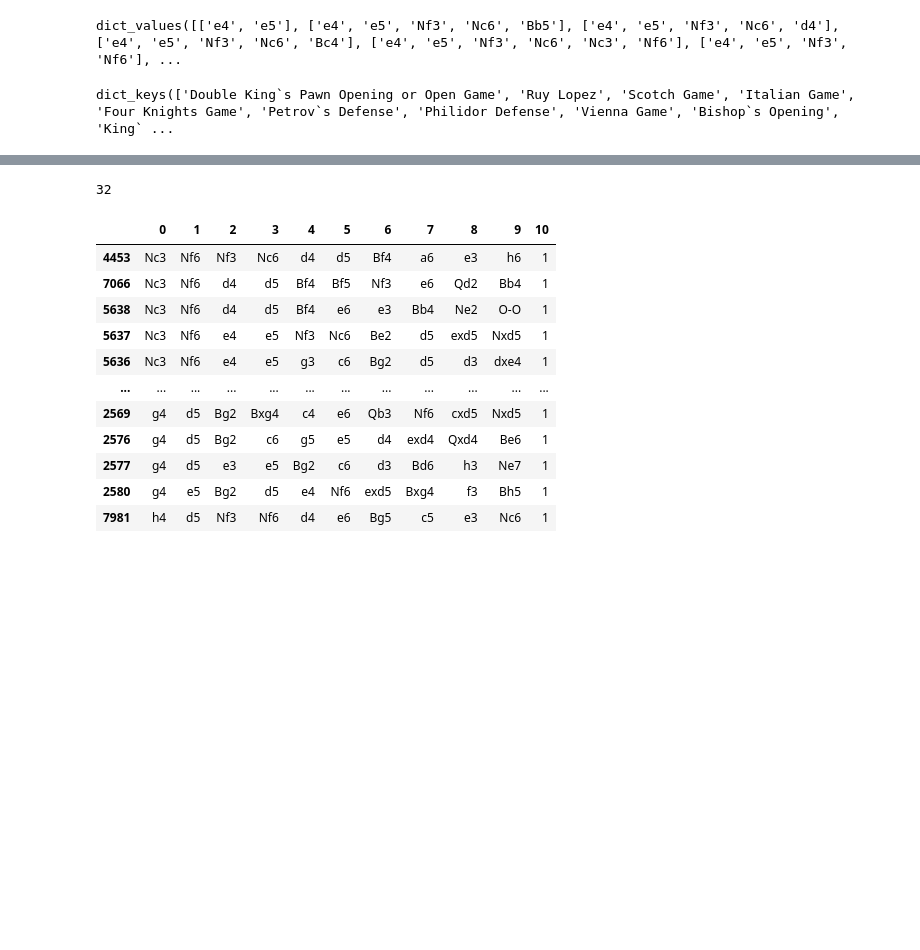
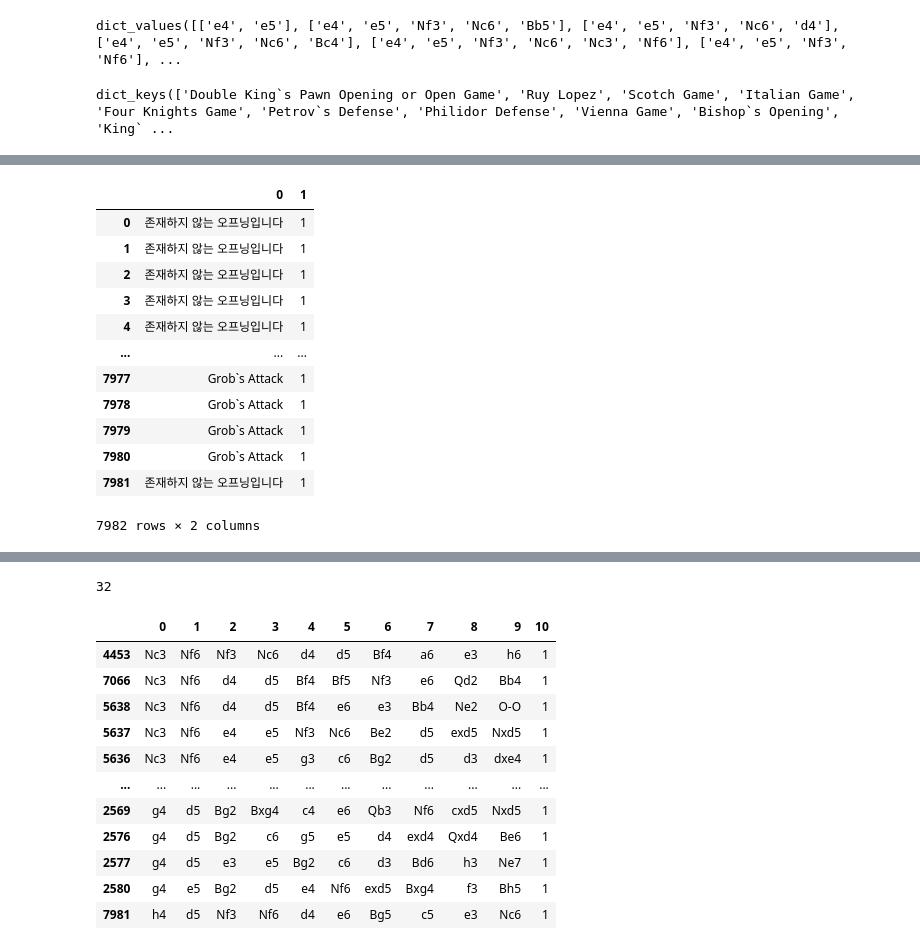
Before and after one commit to chess-choco/semi_project, a Jupyter notebook: Seyoung/Freq.ipynb, the cells around one changed output, grey strips where cells are left out. Cells and saved outputs as stored; diff of their text form; code cells hidden in the pictures; blank space fills up the shorter version.

```diff
--- a/Seyoung/Freq.ipynb
+++ b/Seyoung/Freq.ipynb
@@ -195,0 +200,16 @@ nondu=pd.DataFrame(openindex).drop_duplicates()
+# %%
+Count
+# %% [output]
+|  | 0 | 1 |
+| 0 | 존재하지 않는 오프닝입니다 | 1 |
+| 1 | 존재하지 않는 오프닝입니다 | 1 |
+| 2 | 존재하지 않는 오프닝입니다 | 1 |
+| 3 | 존재하지 않는 오프닝입니다 | 1 |
+| 4 | 존재하지 않는 오프닝입니다 | 1 |
+| ... | ... | ... |
+| 7977 | Grob`s Attack | 1 |
+| 7978 | Grob`s Attack | 1 |
+| 7979 | Grob`s Attack | 1 |
+| 7980 | Grob`s Attack | 1 |
+| 7981 | 존재하지 않는 오프닝입니다 | 1 |
+7982 rows × 2 columns
```
Also changed, not shown: parts of 16 cells of this notebook.
